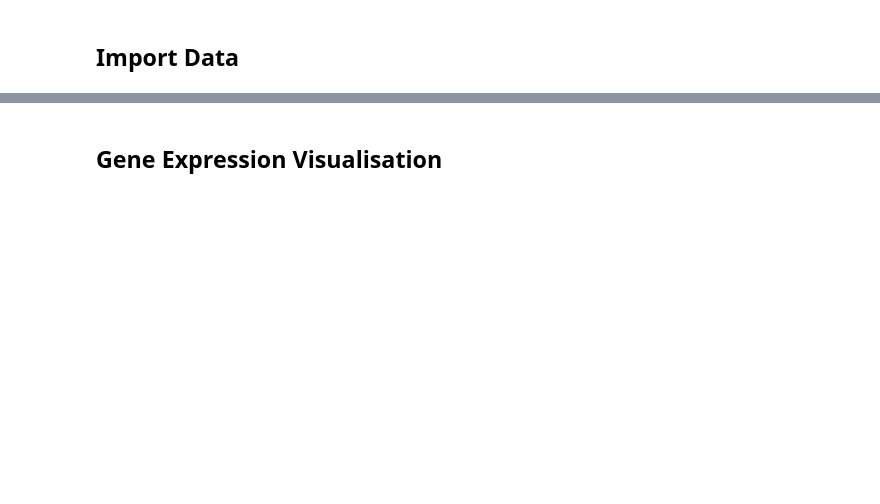
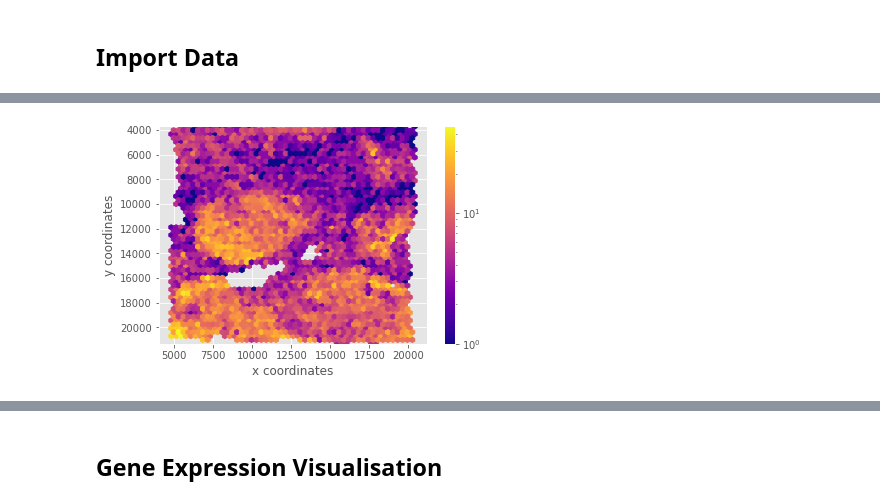
Before and after one commit to BiomedicalMachineLearning/STimage, a Jupyter notebook: Spatial_Transcriptomics/GeneExpression_Pred.ipynb, the cells around one changed output, grey strips where cells are left out. Saved outputs shown, nothing was run; the diff lists cells and outputs as text; code cells hidden in the pictures; blank space fills up the shorter version.

```diff
--- a/Spatial_Transcriptomics/GeneExpression_Pred.ipynb
+++ b/Spatial_Transcriptomics/GeneExpression_Pred.ipynb
@@ -52,0 +349,16 @@ df13.to_csv('Pivot_gene_trial.csv')
+# %%
+from sklearn.metrics import confusion_matrix
+from sklearn.metrics import recall_score
+from sklearn.metrics import precision_score
+from sklearn.metrics import accuracy_score
+from sklearn.metrics import f1_score
+from sklearn.metrics import roc_curve
+from sklearn.metrics import roc_auc_score
+cm = confusion_matrix(test_Y, y_pred_test)
+print('Confusion matrix\n\n', cm)
+roc_auc = roc_auc_score(test_Y, clf.predict_proba(test_X), multi_class="ovr",average='macro')
+print('Roc-auc score:',roc_auc)
+print("F1-score",f1_score(test_Y, y_pred_test, average='macro'))
+print("Precision",precision_score(test_Y, y_pred_test, average='macro'))
+print("Recall",recall_score(test_Y, y_pred_test, average='macro'))
+print("Accuracy",accuracy_score(test_Y, y_pred_test))
@@ -52,0 +412,3 @@ df13.to_csv('Pivot_gene_trial.csv')
+# %%
+Gene_exp=pd.read_csv('pivot_test_Y.csv')
+Gene_exp.head()
@@ -52,0 +423,15 @@ df13.to_csv('Pivot_gene_trial.csv')
+# %%
+from matplotlib import pyplot as plt
+from matplotlib import pylab as pl
+from matplotlib import cm as cm
+x = Gene_exp['x']
+y = Gene_exp['y']
+c = Gene_exp['ABCC5']
+plt.hexbin(y,x, C=c, cmap=cm.plasma, gridsize=50,bins='log')
+plt.xlabel('x coordinates')
+plt.ylabel('y coordinates')
+plt.ylim(max(x), min(x))
+plt.colorbar()
+plt.show()
+# %% [output]
+[figure, added]
```
Also changed, not shown: parts of 96 cells of this notebook.
